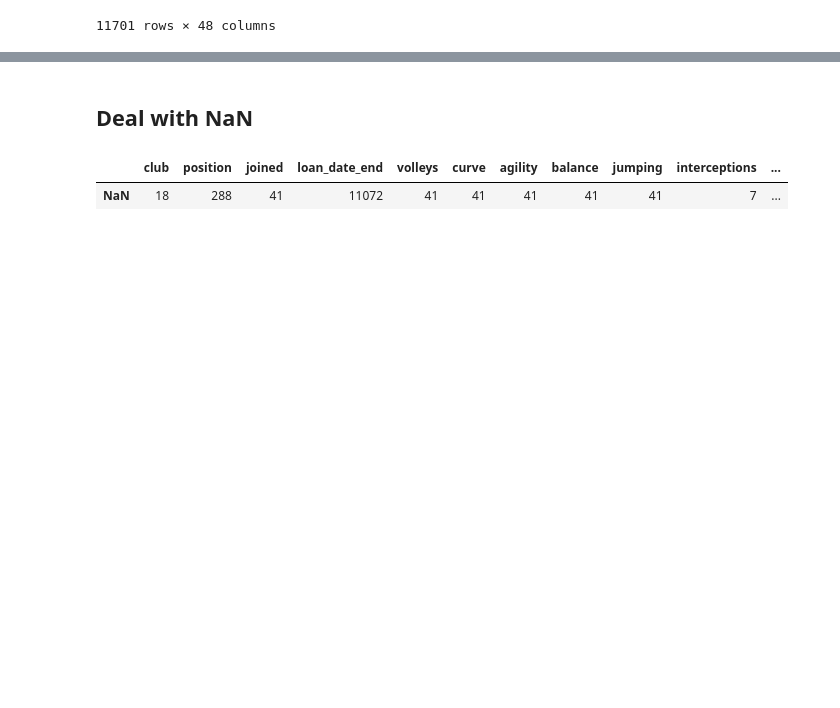
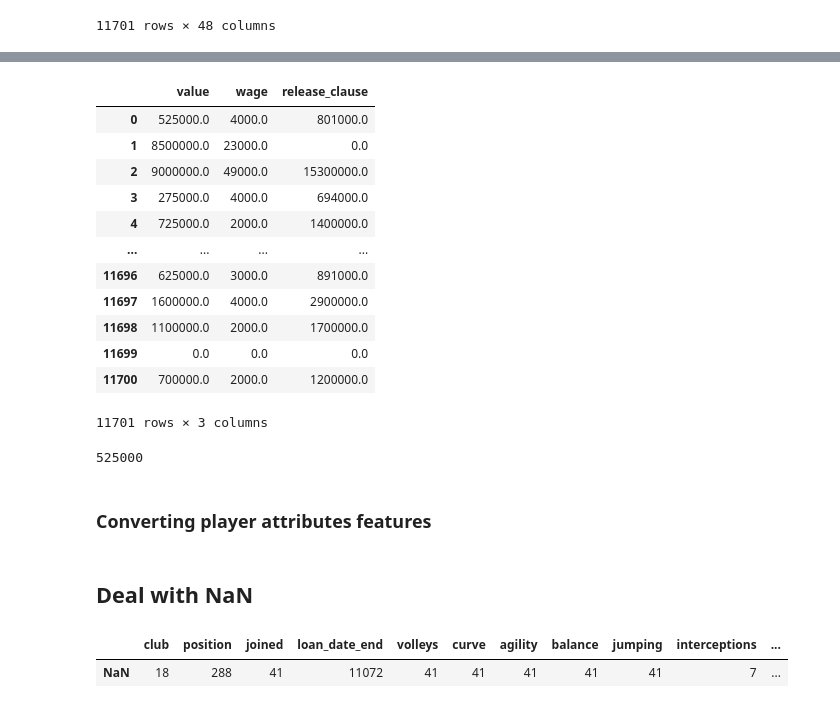
Before and after one commit to aldamepi/ironhack-FIFA_project, a Jupyter notebook: fifaProject-eulalia_alberto.ipynb, the cells around one changed output, grey strips where cells are left out. Saved outputs shown, nothing was run; the diff lists cells and outputs as text; code cells hidden in the pictures; blank space fills up the shorter version.

```diff
--- a/fifaProject-eulalia_alberto.ipynb
+++ b/fifaProject-eulalia_alberto.ipynb
@@ -297,0 +352,15 @@ Name: weight, Length: 11701, dtype: int64
+# %%
+# value	wage	release_clause
+
+# define the function to apply to the columns
+
+def standard_amount(x):
+    if x[-1] == 'K':
+        x = float(x.lstrip('€').rstrip('K'))*1000
+        return x
+    elif x[-1] == 'M':
+        x = float(x.lstrip('€').rstrip('M'))*1000000
+        return x
+    else:
+        x = float(x.lstrip('€'))
+        return x
@@ -297,0 +394,25 @@ Name: weight, Length: 11701, dtype: int64
+# %%
+for f in moneyCols:
+    df[f] = df[f].apply(standard_amount)
+
+df[moneyCols]
+# %% [output]
+|  | value | wage | release_clause |
+| 0 | 525000.0 | 4000.0 | 801000.0 |
+| 1 | 8500000.0 | 23000.0 | 0.0 |
+| 2 | 9000000.0 | 49000.0 | 15300000.0 |
+| 3 | 275000.0 | 4000.0 | 694000.0 |
+| 4 | 725000.0 | 2000.0 | 1400000.0 |
+| ... | ... | ... | ... |
+| 11696 | 625000.0 | 3000.0 | 891000.0 |
+| 11697 | 1600000.0 | 4000.0 | 2900000.0 |
+| 11698 | 1100000.0 | 2000.0 | 1700000.0 |
+| 11699 | 0.0 | 0.0 | 0.0 |
+| 11700 | 700000.0 | 2000.0 | 1200000.0 |
+11701 rows × 3 columns
+# %%
+standard_amount(df.value[0])
+# %% [output]
+525000
+# %% [markdown]
+### Converting player attributes features
```
Also changed, not shown: parts of 53 cells of this notebook.
